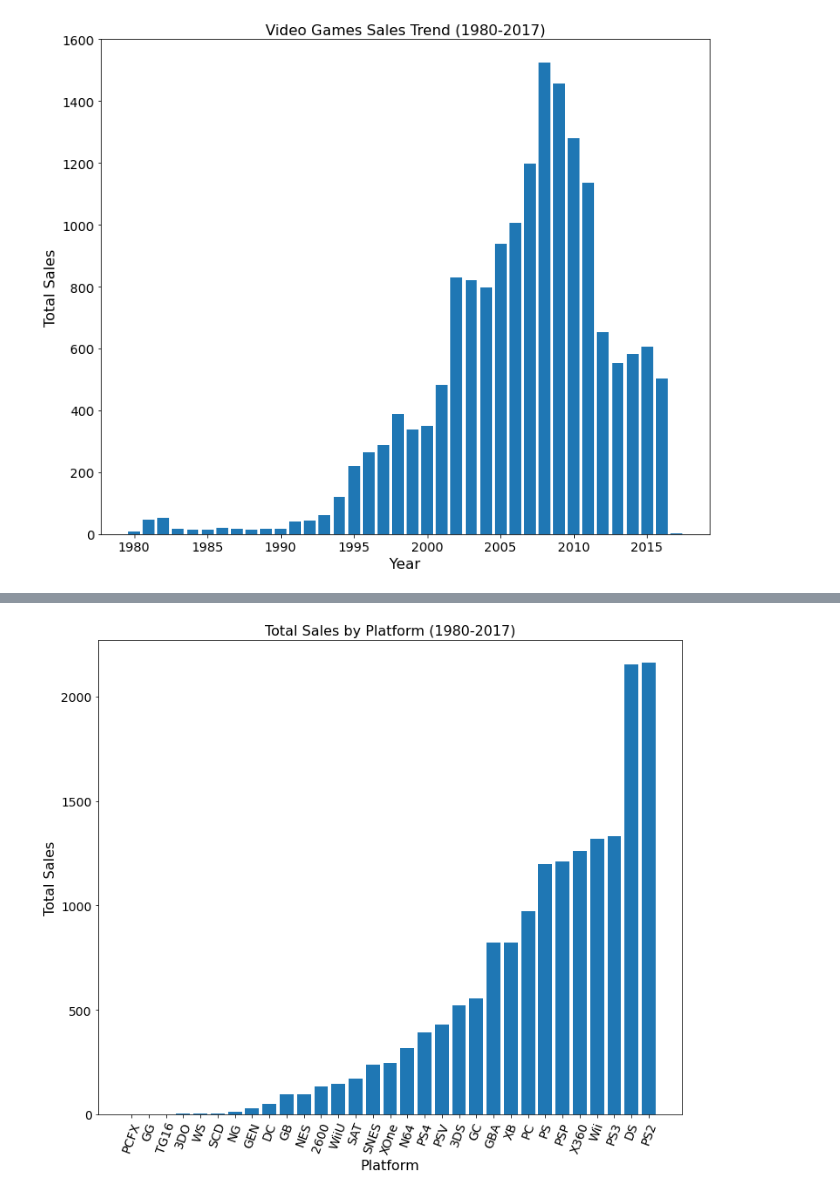
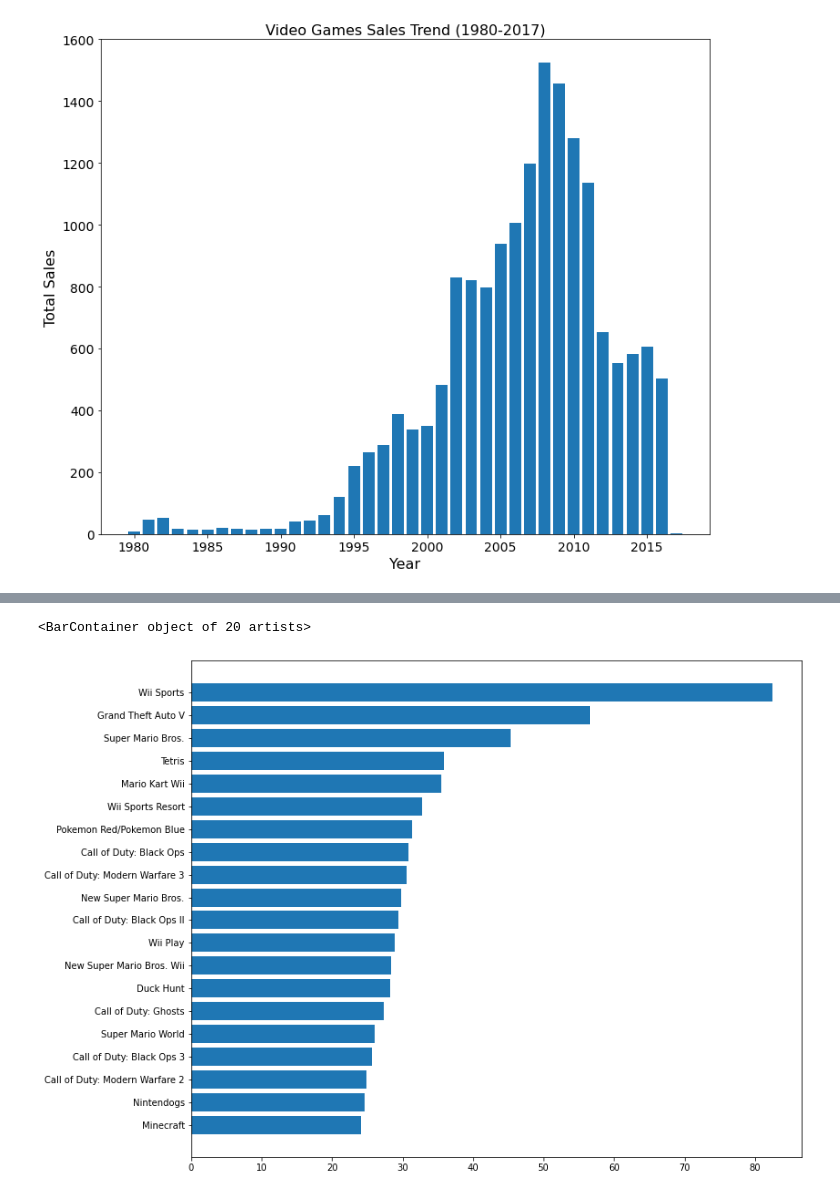
Before and after one commit to fvea/exploratory-data-analysis-video-games-sales, a Jupyter notebook: EDA on Video Games Sales.ipynb, the cells around one changed output, grey strips where cells are left out. Saved outputs shown, nothing was run; the diff lists cells and outputs as text; code cells hidden in the pictures.

Commit message:
Video Games Global Sales Analysis ADDED

```diff
--- a/EDA on Video Games Sales.ipynb
+++ b/EDA on Video Games Sales.ipynb
@@ -81,11 +238,14 @@ ax.tick_params(axis='y', labelsize=14)
 # %%
-platform_sales = vg_sales.Platform.value_counts().sort_values()
+# Top 10 games with highest global sales:
+res = vg_sales.groupby('Name')['Global_Sales']
+res = res.sum().sort_values()[-20:]
 fig, ax = plt.subplots(figsize=(12, 10))
-ax.bar(platform_sales.index, platform_sales.values)
-ax.set_title('Total Sales by Platform (1980-2017)', fontsize=16)
-ax.set_xlabel('Platform', fontsize=16)
-ax.set_ylabel('Total Sales', fontsize=16)
-ax.tick_params(axis='x', labelsize=14, rotation=70)
-ax.tick_params(axis='y', labelsize=14)
+ax.barh(res.index, res.values)
+#ax.set_title('Total Sales by Platform (1980-2017)', fontsize=16)
+#ax.set_xlabel('Platform', fontsize=16)
+#ax.set_ylabel('Total Sales', fontsize=16)
+#ax.tick_params(axis='x', labelsize=14, rotation=70)
+#ax.tick_params(axis='y', labelsize=14)
 # %% [output]
+<BarContainer object of 20 artists>
-[figure, old version]
+[figure, new version]
```
Also changed, not shown: parts of 20 cells of this notebook.
